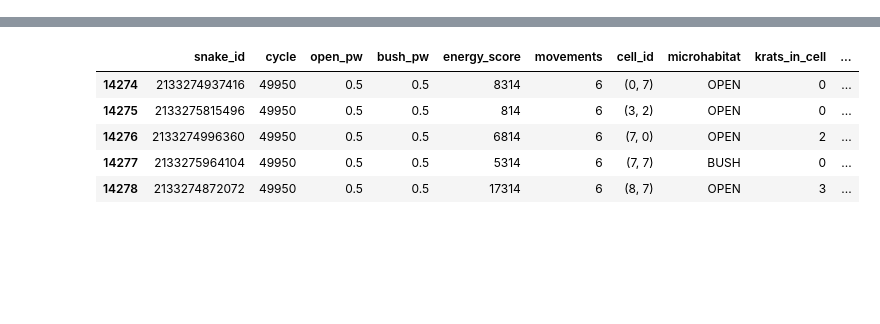
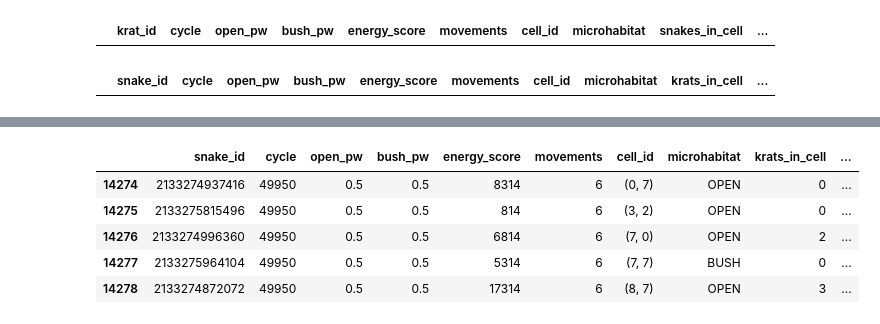
Before and after one commit to michaelremington2/uumarrty, a Jupyter notebook: ecosystem_sim/SimPostDataAnalysis.ipynb, the cells around one changed output, grey strips where cells are left out. Drawn from its saved outputs; the diff is of its cells as text; code cells hidden in the pictures; blank space fills up the shorter version.

```diff
--- a/ecosystem_sim/SimPostDataAnalysis.ipynb
+++ b/ecosystem_sim/SimPostDataAnalysis.ipynb
@@ -13,15 +16,22 @@ def rgb_to_hex(rgb):
 # %%
 ## Krat individual check
 #kratdata.head()
 # idoi = 2267458398536
 ktemp = kratdata#[kratdata['bush_pw']==0]
-ktemp = ktemp[ktemp['cycle']==50]
-#ktemp.head(55)
+ktemp = ktemp[ktemp['cycle']==1]
+ktemp.head(55)
+# %% [output]
+|  | krat_id | cycle | open_pw | bush_pw | energy_score | movements | cell_id | microhabitat | snakes_in_cell | ... |
 # %%
 ## snake individual check
-idoi = 2125413594440
-stemp = snakedata[snakedata['snake_id']==idoi]
+# idoi = 2125413594440
+# stemp = snakedata[snakedata['snake_id']==idoi]
+stemp = snakedata#[kratdata['bush_pw']==0]
+stemp = stemp[stemp['cycle']==1]
+stemp.head(55)
 #stemp.head(50)
+# %% [output]
+|  | snake_id | cycle | open_pw | bush_pw | energy_score | movements | cell_id | microhabitat | krats_in_cell | ... |
 # %%
 ########## Population Counts ###############
 df = kratdata[["cycle", "krat_id"]].groupby("cycle").krat_id.nunique()
```
Also changed, not shown: parts of 7 cells of this notebook, 4 other files.
